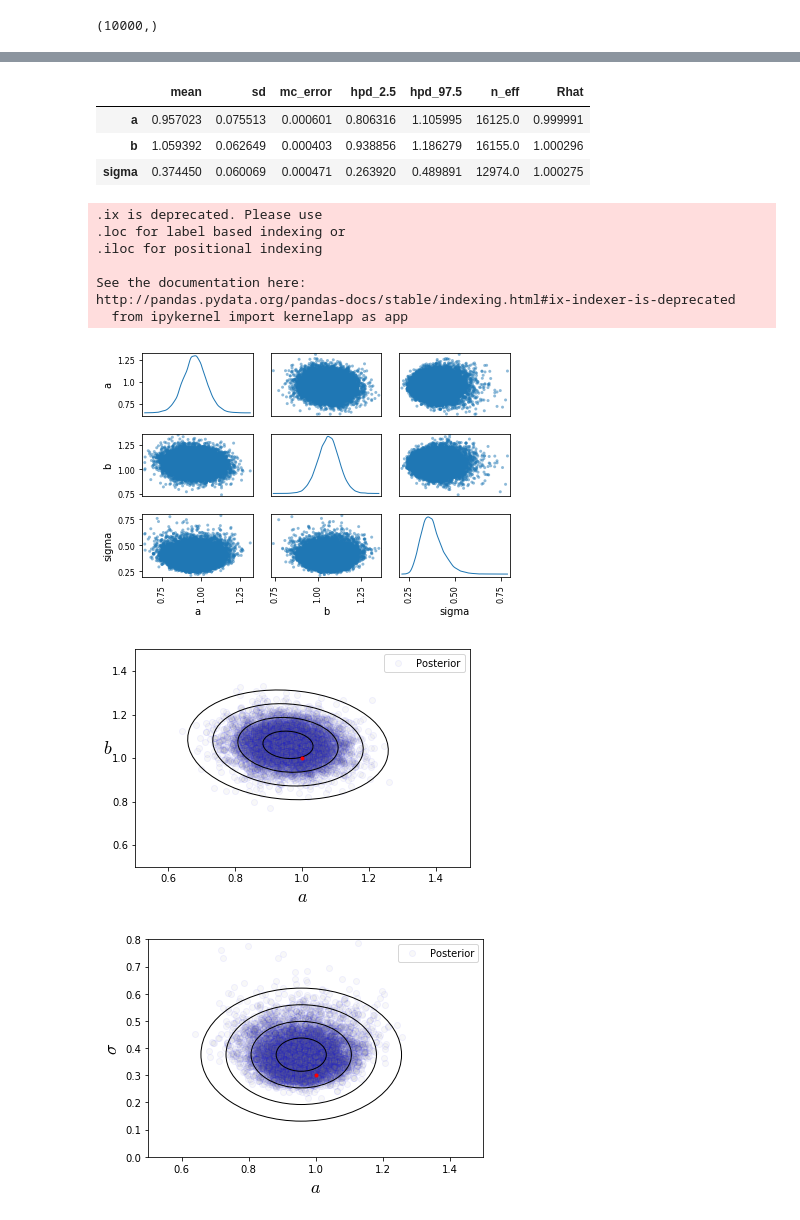
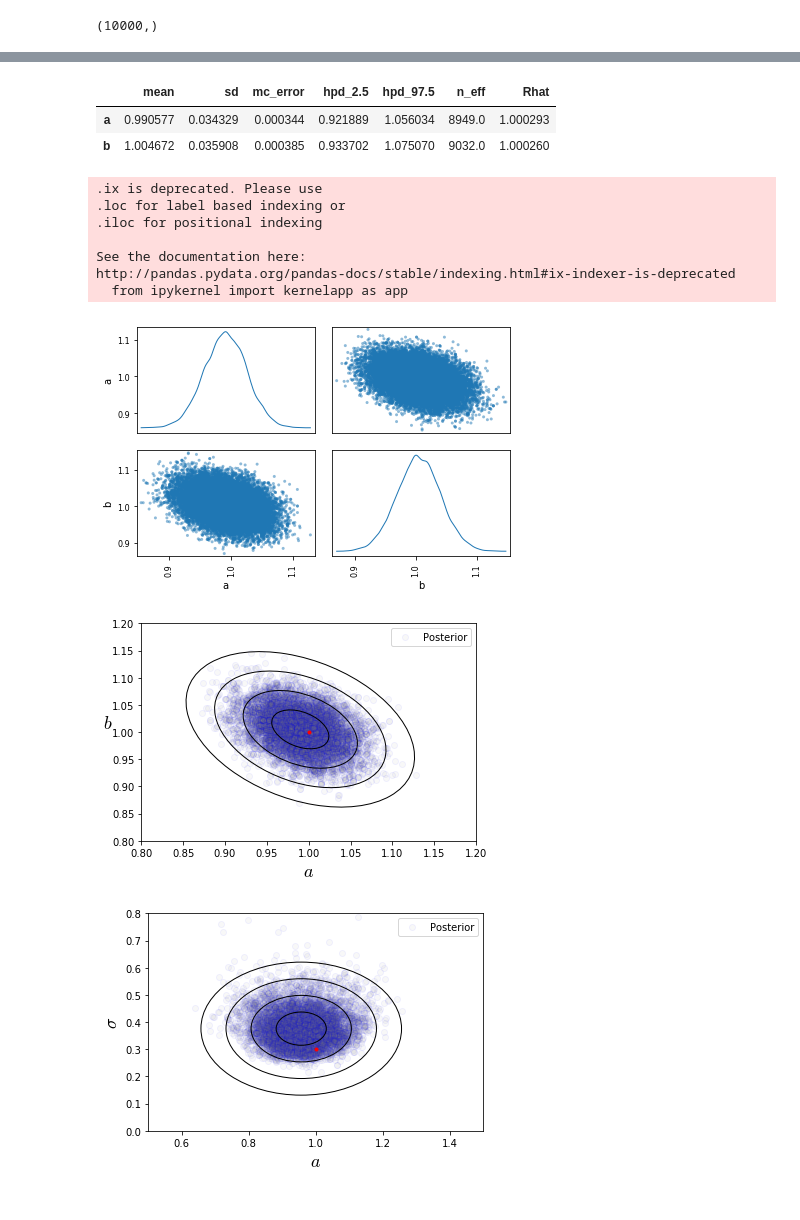
Before and after one commit to LuisPaAl/Statistical-memories, a Jupyter notebook: Untitled.ipynb, the cells around one changed output, grey strips where cells are left out. Saved outputs shown, nothing was run; the diff lists cells and outputs as text; code cells hidden in the pictures.

```diff
--- a/Untitled.ipynb
+++ b/Untitled.ipynb
@@ -69,18 +71,18 @@ with pm.Model() as model0:
     # Priors for unknown model parameters
     a0 = pm.Uniform('a', lower=-5, upper=5)
     b0 = pm.Uniform('b', lower=0, upper=4)
-    sigma0 = pm.Uniform('sigma', lower = 0, upper = 1.5)
+   # sigma0 = pm.Uniform('sigma', lower = 0, upper = 1.5)
 
     y0 = a0+b0*Data_x
 
-    Lik0 = pm.Normal('Lik0',mu=y0,sd=sigma0,observed=Data_y)
+    Lik0 = pm.Normal('Lik0',mu=y0,sd=y1_error,observed=Data_y)
 # %%
 #We specify the number of iterations
 niter0=10000
 with model0:
     start0 = pm.find_MAP() #Compute a maximum a posteriori estimates
     step0 = pm.Metropolis()
-    db0 = SQLite('H0_1_Data.db')
+    db0 = SQLite('H01_Data.db')
     trace0 = pm.sample(niter0, trace=db0, step=step0, start=start0, njobs=6, temp = 2, thin=20, cores=4,random_seed=123)
 # %% [output]
 Multiprocess sampling (6 chains in 6 jobs)
@@ -146,13 +142,12 @@ pm.gelman_rubin(t0)
 # %%
-pm.summary(t0, varnames=['a','b','sigma'])
+pm.summary(t0, varnames=['a','b'])
 # %% [output]
 |  | mean | sd | mc_error | hpd_2.5 | hpd_97.5 | n_eff | Rhat |
-| a | 0.957023 | 0.075513 | 0.000601 | 0.806316 | 1.105995 | 16125.0 | 0.999991 |
-| b | 1.059392 | 0.062649 | 0.000403 | 0.938856 | 1.186279 | 16155.0 | 1.000296 |
-| sigma | 0.374450 | 0.060069 | 0.000471 | 0.263920 | 0.489891 | 12974.0 | 1.000275 |
+| a | 0.990577 | 0.034329 | 0.000344 | 0.921889 | 1.056034 | 8949.0 | 1.000293 |
+| b | 1.004672 | 0.035908 | 0.000385 | 0.933702 | 1.075070 | 9032.0 | 1.000260 |
 # %%
 df_trace0 = pm.trace_to_dataframe(trace0[niter0//2:])
-pd.scatter_matrix(df_trace0.ix[-niter0//2:, ['a', 'b','sigma']], diagonal='kde')
+pd.scatter_matrix(df_trace0.ix[-niter0//2:, ['a', 'b']], diagonal='kde')
 plt.tight_layout()
 plt.show()
 # %% [output]
@@ -163,7 +158,7 @@ plt.show()
 See the documentation here:
 http://pandas.pydata.org/pandas-docs/stable/indexing.html#ix-indexer-is-deprecated
   from ipykernel import kernelapp as app
-[figure, old version]
+[figure, new version]
 # %%
 from matplotlib.patches import Ellipse
 
@@ -171,36 +166,36 @@ def eigsorted(cov):
     vals, vecs = np.linalg.eigh(cov)
     order = vals.argsort()[::-1]
     return vals[order], vecs[:,order]
 
 ax = plt.subplot(111)
 for nstd in range (1,5):
     cov = np.cov(a0, b0)
     vals, vecs = eigsorted(cov)
     theta = np.degrees(np.arctan2(*vecs[:,0][::-1]))
     w, h = 2 * nstd * np.sqrt(vals)
     ell = Ellipse(xy=(np.mean(a0), np.mean(b0)),
                   width=w, height=h,
                   angle=theta, color='black')
     ell.set_facecolor('none')
     ax.add_artist(ell)
 
 plot(a0, b0,
      linestyle='none', marker='o', color='grey', mec='blue',
 alpha=.05, label='Posterior', zorder=-100)
 
 import scipy.stats
 gkde = scipy.stats.gaussian_kde([a0, b0])
 x,y = mgrid[0.:1.:5., 0.:100.:4.]
 z = array(gkde.evaluate([x.flatten(),y.flatten()])).reshape(x.shape)
 contourf(x, y, z,4, linewidths=1, alpha=.5, cmap='Greys')
 plt.plot([1], [1], marker='o', markersize=3, color="red")
 ylabel(r'$b$', fontsize=18, rotation=0)
 xlabel(r'$a$', fontsize=18)
 legend()
-axis([0.5, 1.5, 0.5, 1.5])
-savefig('param_dist.png')
+axis([0.8, 1.2, 0.8, 1.2])
+savefig('parm_dist.png')
 # %% [output]
-[figure, old version]
+[figure, new version]
 # %%
 from matplotlib.patches import Ellipse
 
```
Also changed, not shown: parts of 9 cells of this notebook, 11 other files.
